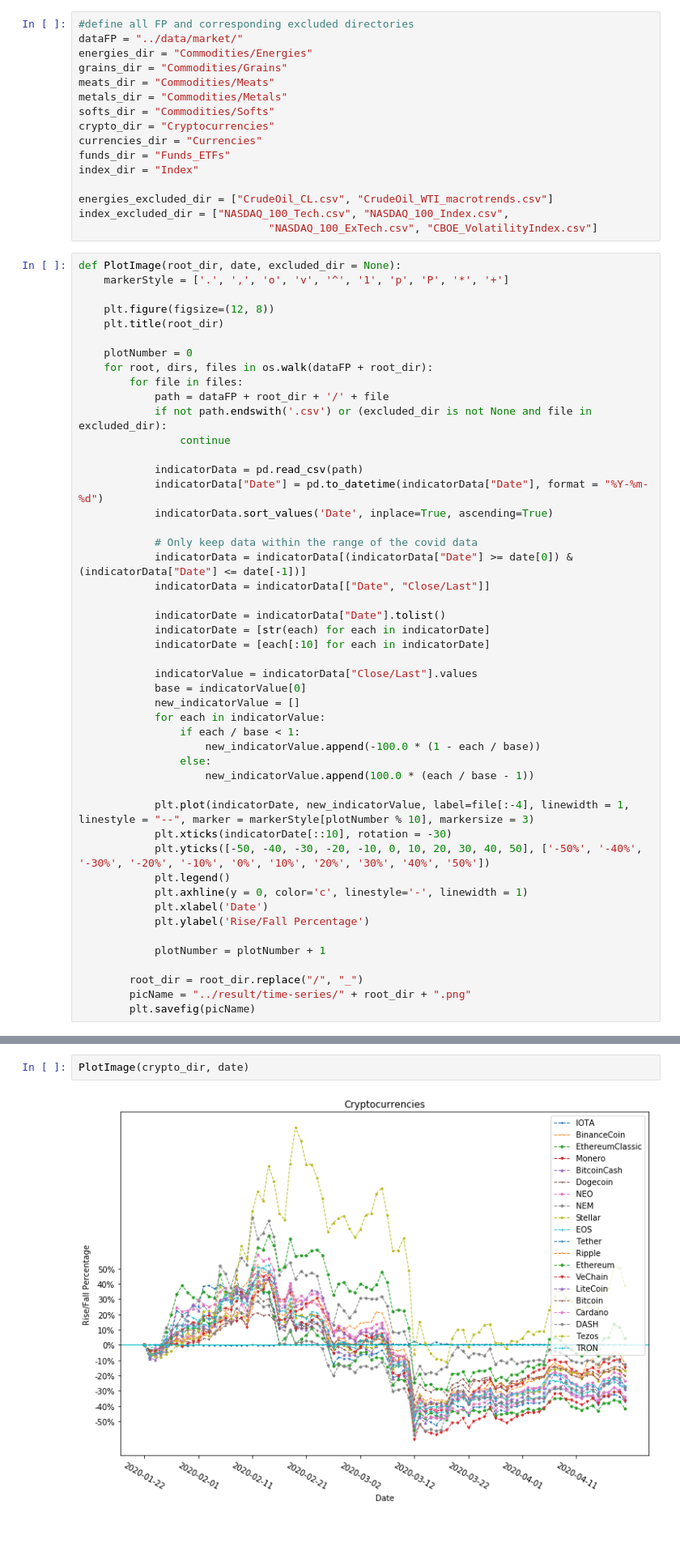
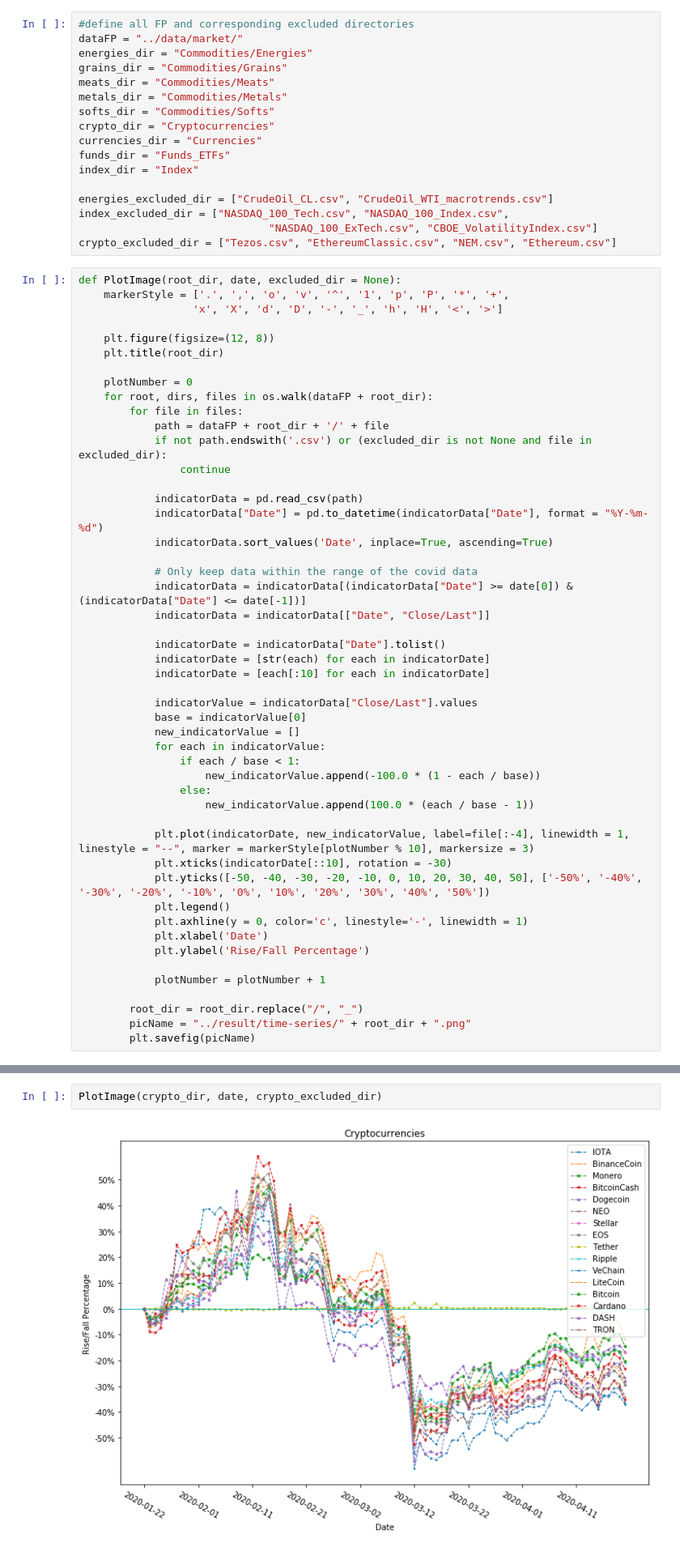
Before and after one commit to HyperTars/Big-Data-Project, a Jupyter notebook: src/time-series-analysis.ipynb, the cells around one changed output, grey strips where cells are left out. Shown at 81% size. Cells and saved outputs as stored; diff of their text form.

```diff
--- a/src/time-series-analysis.ipynb
+++ b/src/time-series-analysis.ipynb
@@ -38,9 +38,11 @@ index_dir = "Index"
 energies_excluded_dir = ["CrudeOil_CL.csv", "CrudeOil_WTI_macrotrends.csv"]
 index_excluded_dir = ["NASDAQ_100_Tech.csv", "NASDAQ_100_Index.csv",
                               "NASDAQ_100_ExTech.csv", "CBOE_VolatilityIndex.csv"]
+crypto_excluded_dir = ["Tezos.csv", "EthereumClassic.csv", "NEM.csv", "Ethereum.csv"]
 # %%
 def PlotImage(root_dir, date, excluded_dir = None):
-    markerStyle = ['.', ',', 'o', 'v', '^', '1', 'p', 'P', '*', '+']
+    markerStyle = ['.', ',', 'o', 'v', '^', '1', 'p', 'P', '*', '+',
+                  'x', 'X', 'd', 'D', '-', '_', 'h', 'H', '<', '>']
 
     plt.figure(figsize=(12, 8))
     plt.title(root_dir)
@@ -111,9 +113,9 @@ PlotImage(softs_dir, date)
 # %% [output]
 [figure]
 # %%
-PlotImage(crypto_dir, date)
+PlotImage(crypto_dir, date, crypto_excluded_dir)
 # %% [output]
-[figure, old version]
+[figure, new version]
 # %%
 PlotImage(currencies_dir, date)
 # %% [output]
```
Also changed, not shown: parts of 6 cells of this notebook, 5 other files.
